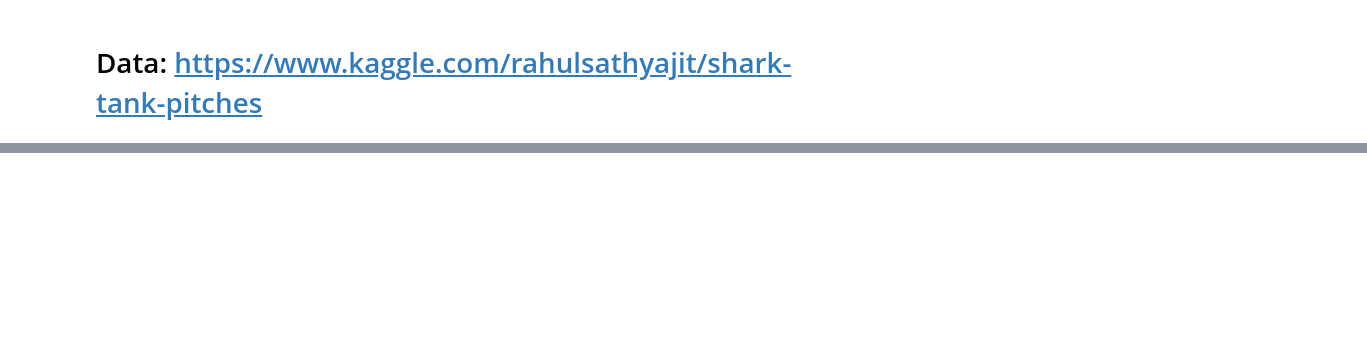
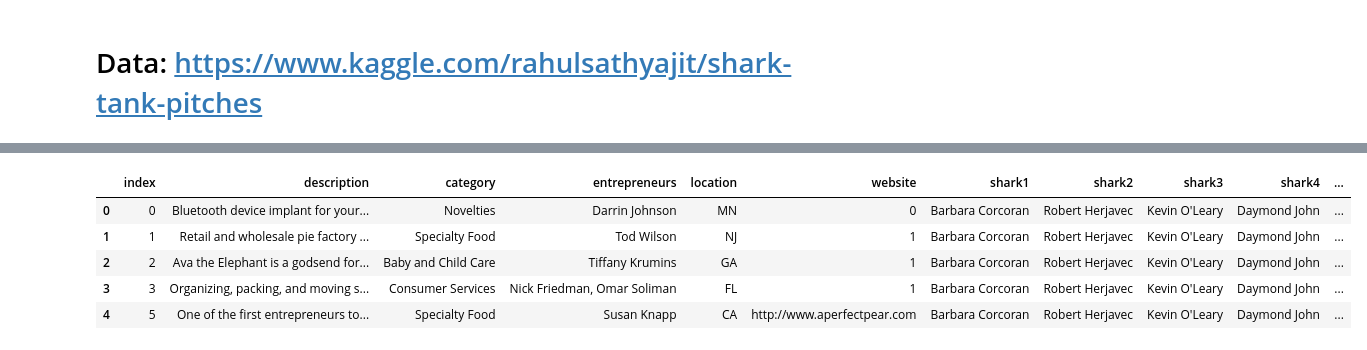
Before and after one commit to ArielJosephCohen/shark_tank, a Jupyter notebook: first_model.ipynb, the cells around one changed output, grey strips where cells are left out. Saved outputs shown, nothing was run; the diff lists cells and outputs as text; code cells hidden in the pictures; blank space fills up the shorter version.

```diff
--- a/first_model.ipynb
+++ b/first_model.ipynb
@@ -69,0 +155,11 @@ df_filter.head()
+# %%
+df_filter.reset_index(inplace=True)
+# %%
+df_filter.head()
+# %% [output]
+|  | index | description | category | entrepreneurs | location | website | shark1 | shark2 | shark3 | shark4 | ... |
+| 0 | 0 | Bluetooth device implant for your... | Novelties | Darrin Johnson | MN | 0 | Barbara Corcoran | Robert Herjavec | Kevin O'Leary | Daymond John | ... |
+| 1 | 1 | Retail and wholesale pie factory ... | Specialty Food | Tod Wilson | NJ | 1 | Barbara Corcoran | Robert Herjavec | Kevin O'Leary | Daymond John | ... |
+| 2 | 2 | Ava the Elephant is a godsend for... | Baby and Child Care | Tiffany Krumins | GA | 1 | Barbara Corcoran | Robert Herjavec | Kevin O'Leary | Daymond John | ... |
+| 3 | 3 | Organizing, packing, and moving s... | Consumer Services | Nick Friedman, Omar Soliman | FL | 1 | Barbara Corcoran | Robert Herjavec | Kevin O'Leary | Daymond John | ... |
+| 4 | 5 | One of the first entrepreneurs to... | Specialty Food | Susan Knapp | CA | http://www.aperfectpear.com | Barbara Corcoran | Robert Herjavec | Kevin O'Leary | Daymond John | ... |
```
Also changed, not shown: parts of 17 cells of this notebook.
